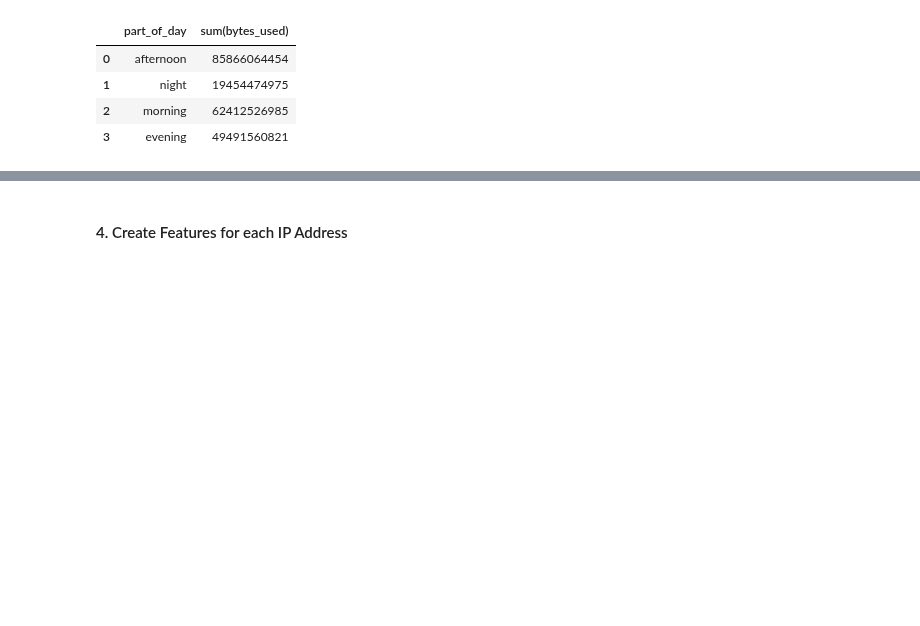
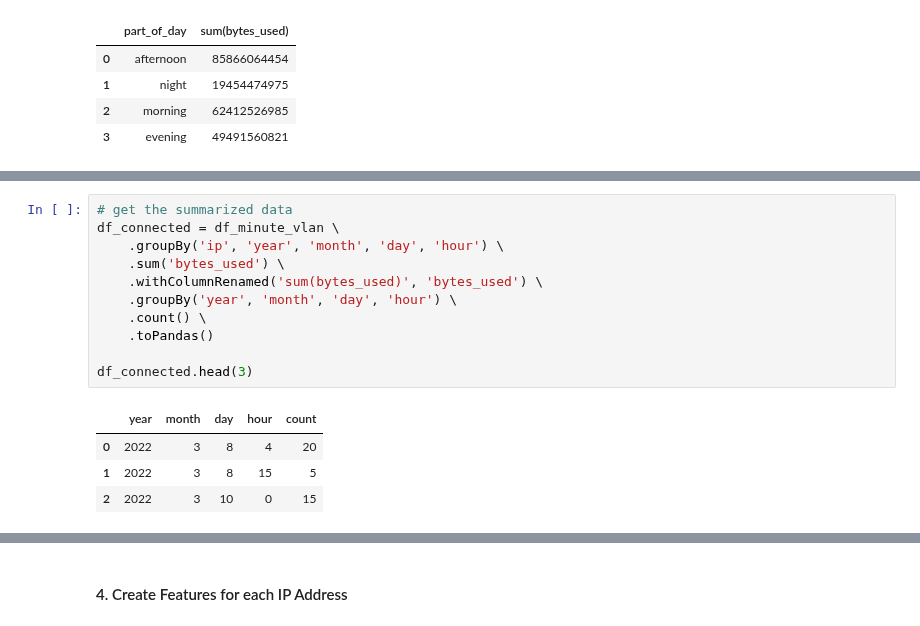
Before and after one commit to JohnnyFoulds/dsm010-2021-oct, a Jupyter notebook: coursework_02/cw02.ipynb, the cells around one changed output, grey strips where cells are left out. Cells and saved outputs as stored; diff of their text form; blank space fills up the shorter version.

```diff
--- a/coursework_02/cw02.ipynb
+++ b/coursework_02/cw02.ipynb
@@ -816,0 +823,16 @@ df_minute_vlan.groupBy('part_of_day').sum('bytes_used').toPandas()
+# %%
+# get the summarized data
+df_connected = df_minute_vlan \
+    .groupBy('ip', 'year', 'month', 'day', 'hour') \
+    .sum('bytes_used') \
+    .withColumnRenamed('sum(bytes_used)', 'bytes_used') \
+    .groupBy('year', 'month', 'day', 'hour') \
+    .count() \
+    .toPandas()
+
+df_connected.head(3)
+# %% [output]
+|  | year | month | day | hour | count |
+| 0 | 2022 | 3 | 8 | 4 | 20 |
+| 1 | 2022 | 3 | 8 | 15 | 5 |
+| 2 | 2022 | 3 | 10 | 0 | 15 |
```
Also changed, not shown: parts of 3 cells of this notebook.
